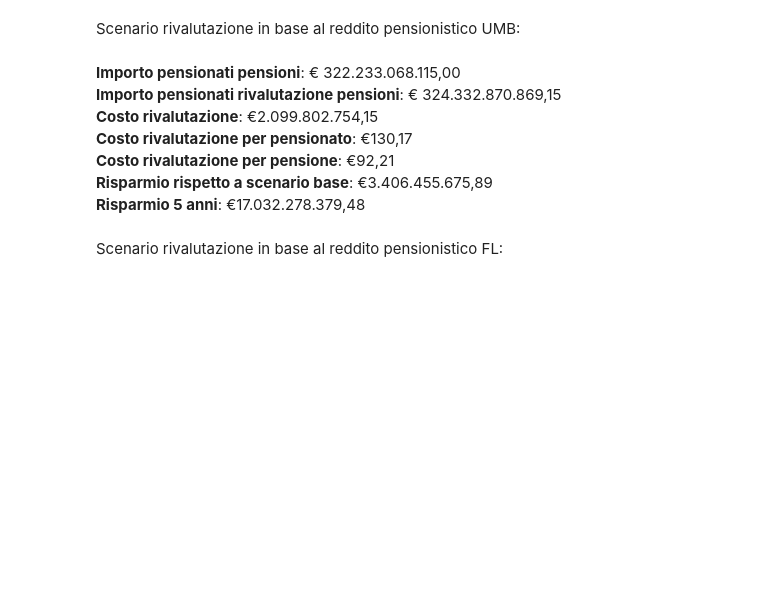
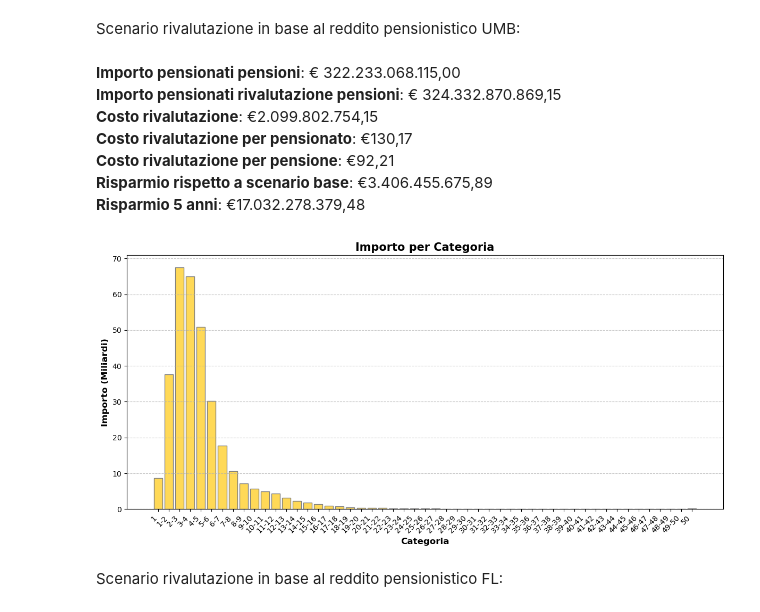
Before and after one commit to chiesastefano/pensioniDRIN, a Jupyter notebook: sample.ipynb, the cells around one changed output. Drawn from its saved outputs; the diff is of its cells as text; code cells hidden in the pictures; blank space fills up the shorter version.

```diff
--- a/sample.ipynb
+++ b/sample.ipynb
@@ -209,6 +228,10 @@ risparmio5 = risparmio * 5
 **Costo rivalutazione per pensione**: €92,21 \
 **Risparmio rispetto a scenario base**: €3.406.455.675,89 \
 **Risparmio 5 anni**: €17.032.278.379,48
+# %%
+riv.plot_importo_per_categoria(rivalutazione_pensionati_umb_conservativo)
+# %% [output]
+[figure, added]
 # %% [markdown]
 Scenario rivalutazione in base al reddito pensionistico FL:
 # %%
```
Also changed, not shown: parts of 13 cells of this notebook, 1 other file.
